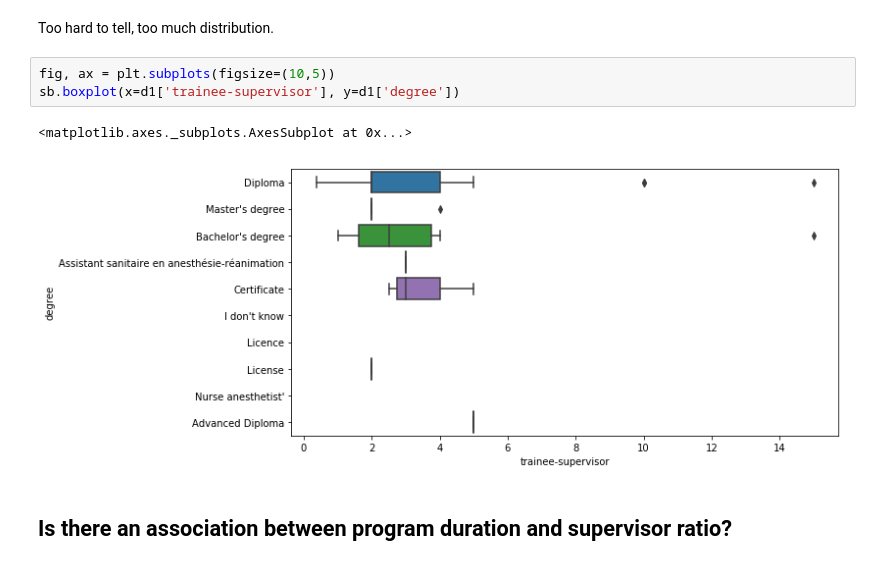
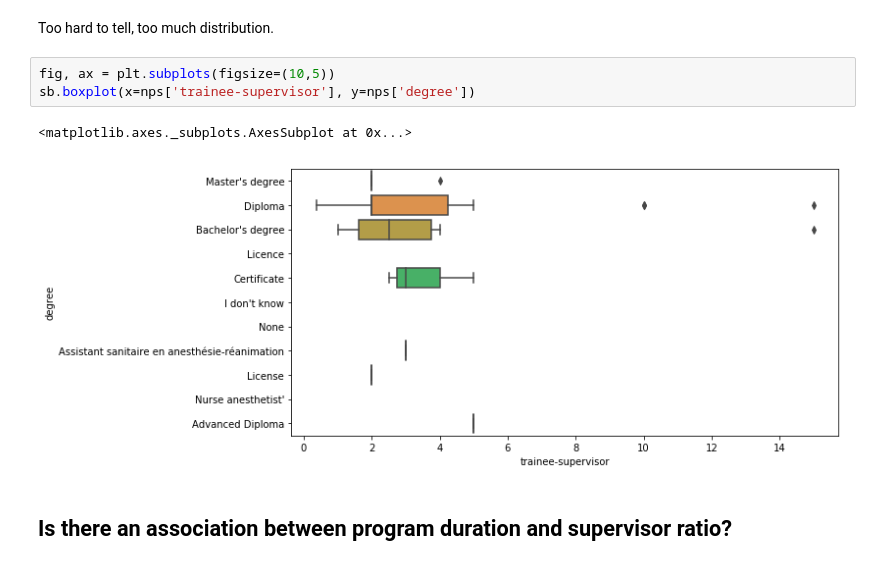
Before and after one commit to lawtj/npa, a Jupyter notebook: npa data.ipynb, the cells around one changed output. Saved outputs shown, nothing was run; the diff lists cells and outputs as text.

```diff
--- a/npa data.ipynb
+++ b/npa data.ipynb
@@ -528,10 +535,10 @@ sb.catplot(x='trainee-supervisor', data=d1, kind="swarm", height=5)
 Too hard to tell, too much distribution.
 # %%
 fig, ax = plt.subplots(figsize=(10,5))
-sb.boxplot(x=d1['trainee-supervisor'], y=d1['degree'])
+sb.boxplot(x=nps['trainee-supervisor'], y=nps['degree'])
 # %% [output]
 <matplotlib.axes._subplots.AxesSubplot at 0x...>
-[figure, old version]
+[figure, new version]
 # %% [markdown]
 ## Is there an association between program duration and supervisor ratio?
 # %% [markdown]
```
Also changed, not shown: parts of 23 cells of this notebook.
